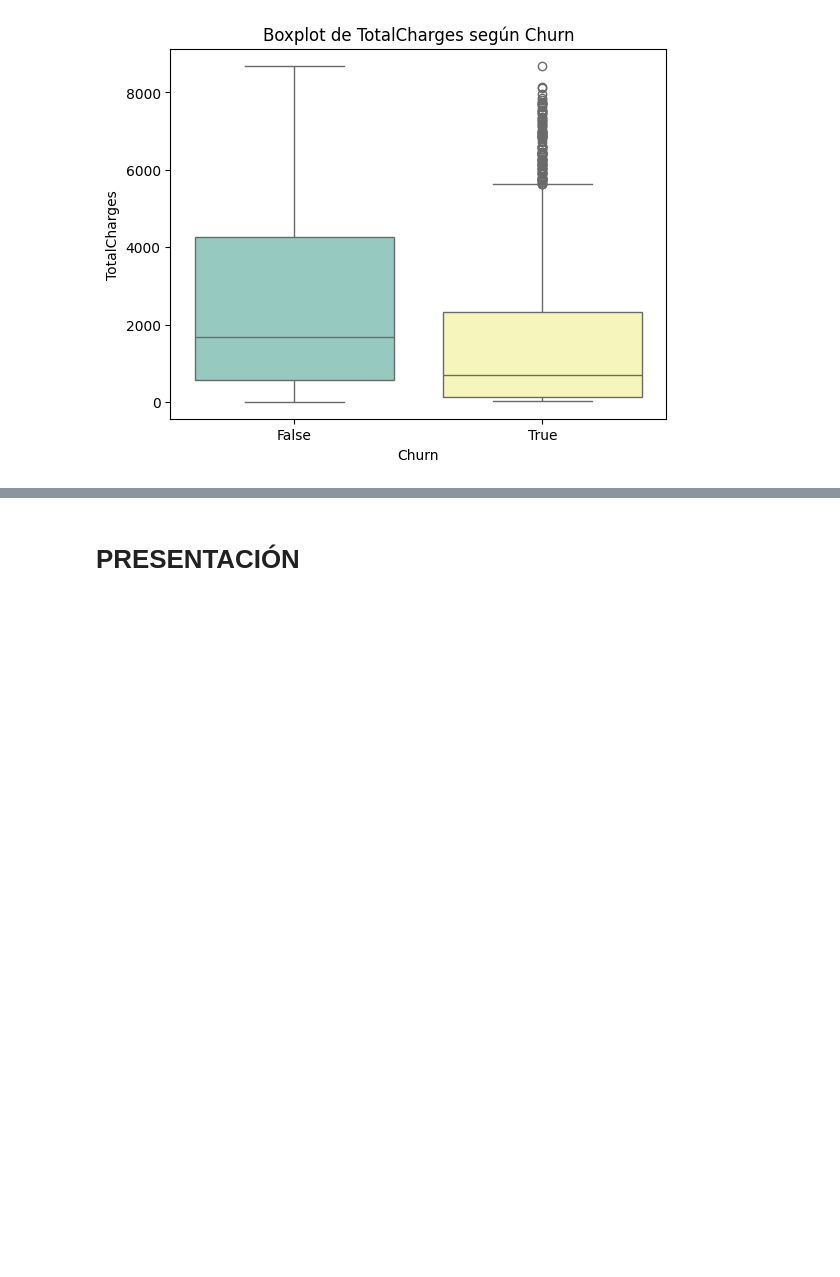
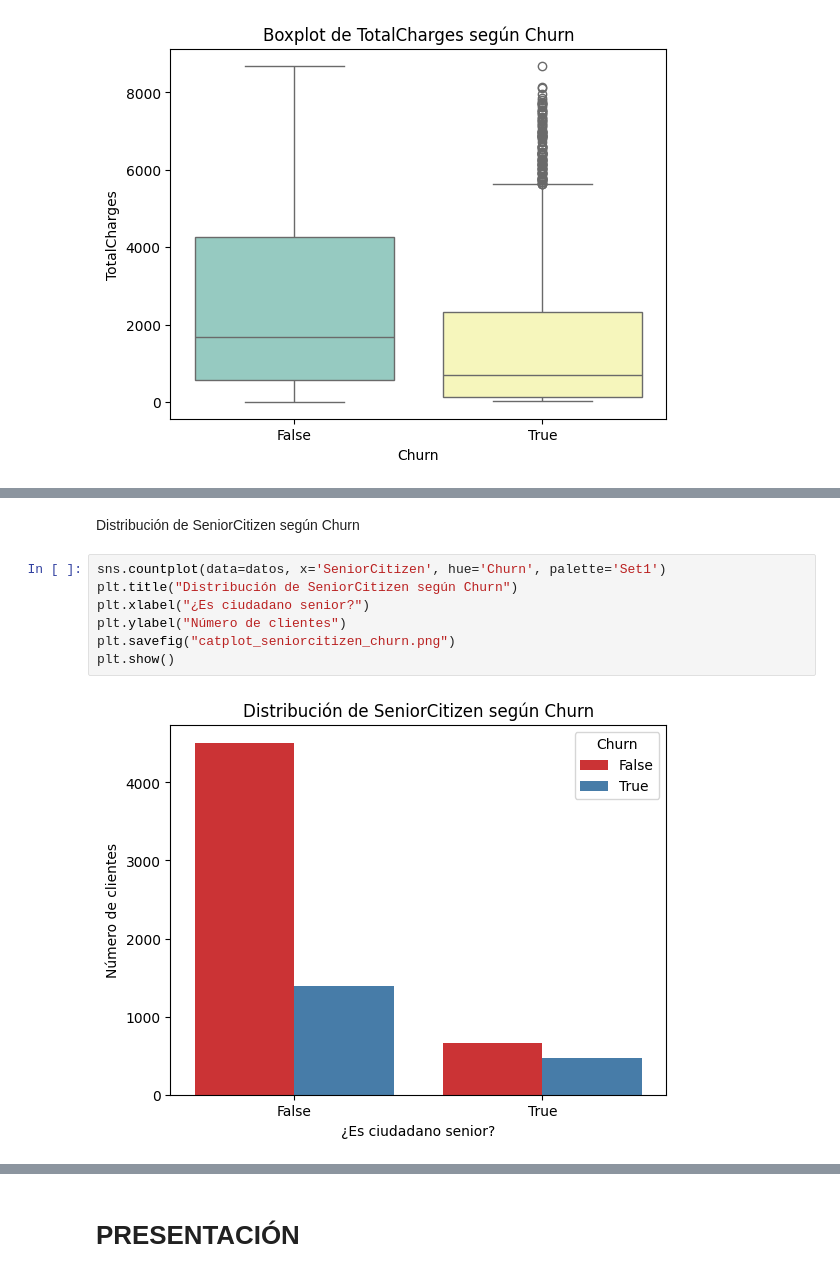
Before and after one commit to mauloredo/Challenge_Telecom_X2, a Jupyter notebook: x2.ipynb, the cells around one changed output, grey strips where cells are left out. Cells and saved outputs as stored; diff of their text form; blank space fills up the shorter version.

```diff
--- a/x2.ipynb
+++ b/x2.ipynb
@@ -491,0 +559,11 @@ Recap Variables Numéricas:
+# %% [markdown]
+Distribución de SeniorCitizen según Churn
+# %%
+sns.countplot(data=datos, x='SeniorCitizen', hue='Churn', palette='Set1')
+plt.title("Distribución de SeniorCitizen según Churn")
+plt.xlabel("¿Es ciudadano senior?")
+plt.ylabel("Número de clientes")
+plt.savefig("catplot_seniorcitizen_churn.png")
+plt.show()
+# %% [output]
+[figure, added]
```
Also changed, not shown: parts of 54 cells of this notebook.
